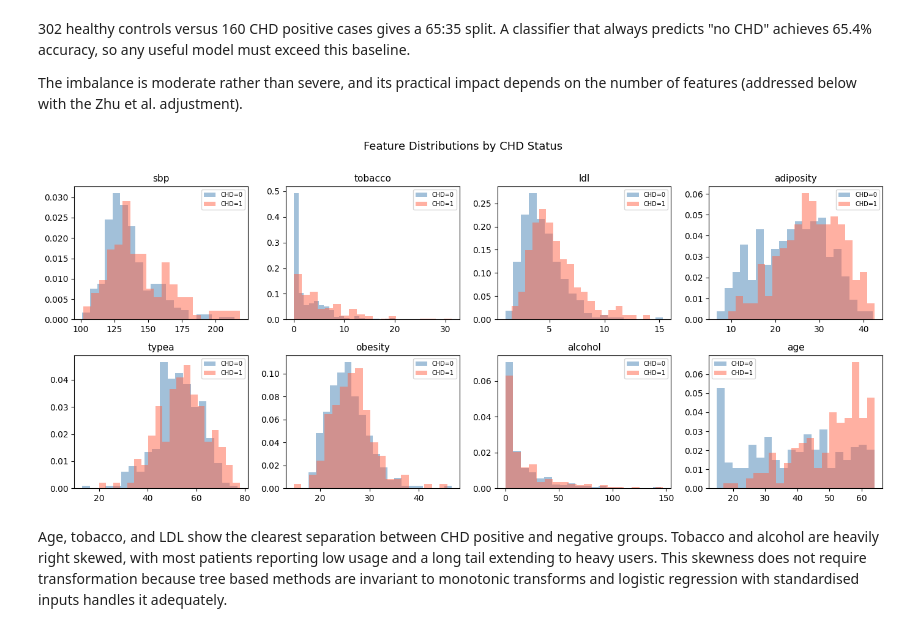
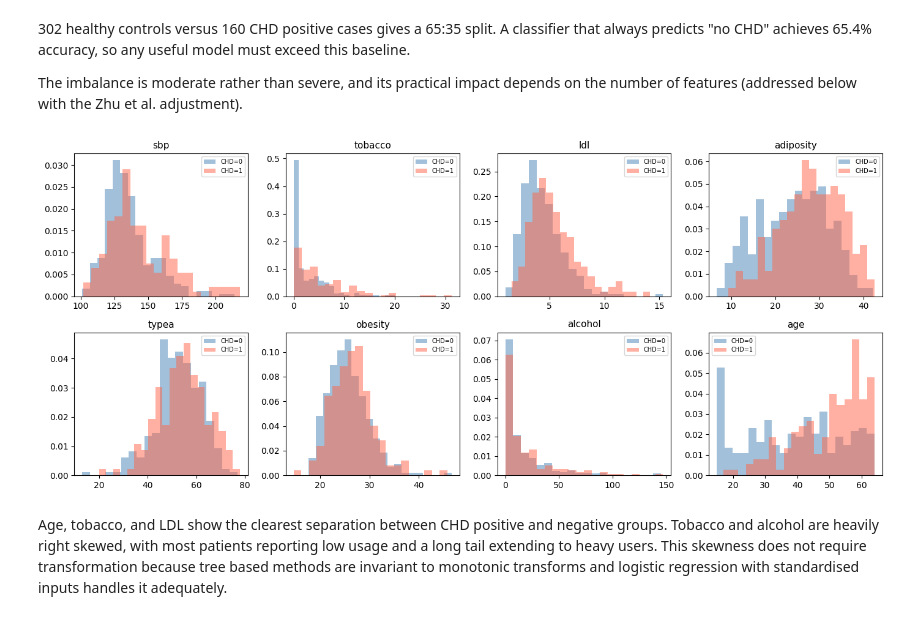
Before and after one commit to ytterbiu/SMM636-ML-a02-heart-disease, a Jupyter notebook: ml-smm636-a02-heart-disease.ipynb, the cells around one changed output. Cells and saved outputs as stored; diff of their text form; code cells hidden in the pictures.

```diff
--- a/ml-smm636-a02-heart-disease.ipynb
+++ b/ml-smm636-a02-heart-disease.ipynb
@@ -26,6 +32,9 @@ import numpy as np
 import pandas as pd
 import matplotlib.pyplot as plt
 import seaborn as sns
+
+plt.rcParams['text.antialiased'] = True
+plt.rcParams['font.family'] = 'sans-serif'
 # %%
 # sklearn
 from sklearn.model_selection import (
@@ -134,35 +143,35 @@ The imbalance is moderate rather than severe, and its practical impact depends o
 # %%
 # plot feature distributions by CHD result
 continuous_cols = [
     "sbp",
     "tobacco",
     "ldl",
     "adiposity",
     "typea",
     "obesity",
     "alcohol",
     "age",
 ]
 
 fig, axes = plt.subplots(2, 4, figsize=(14, 6))
 for ax, col in zip(axes.ravel(), continuous_cols):
     for label, colour in [(0, "steelblue"), (1, "tomato")]:
         ax.hist(
             df[df["chd"] == label][col],
             bins=20,
             alpha=0.5,
             label=f"CHD={label}",
             color=colour,
             density=True,
         )
     ax.set_title(col, fontsize=11)
     ax.legend(fontsize=7)
-plt.suptitle("Feature Distributions by CHD Status", fontsize=13, y=1.01)
+# plt.suptitle("Feature Distributions by CHD Status", fontsize=13, y=1.01)
 plt.tight_layout()
 savefig("fig_histograms")
 plt.show()
 # %% [output]
-[figure, old version]
+[figure, new version]
 # %% [markdown]
 Age, tobacco, and LDL show the clearest separation between CHD positive and negative groups. Tobacco and alcohol are heavily right skewed, with most patients reporting low usage and a long tail extending to heavy users. This skewness does not require transformation because tree based methods are invariant to monotonic transforms and logistic regression with standardised inputs handles it adequately.
 # %% [markdown]
```
Also changed, not shown: parts of 19 cells of this notebook, 20 other files.
